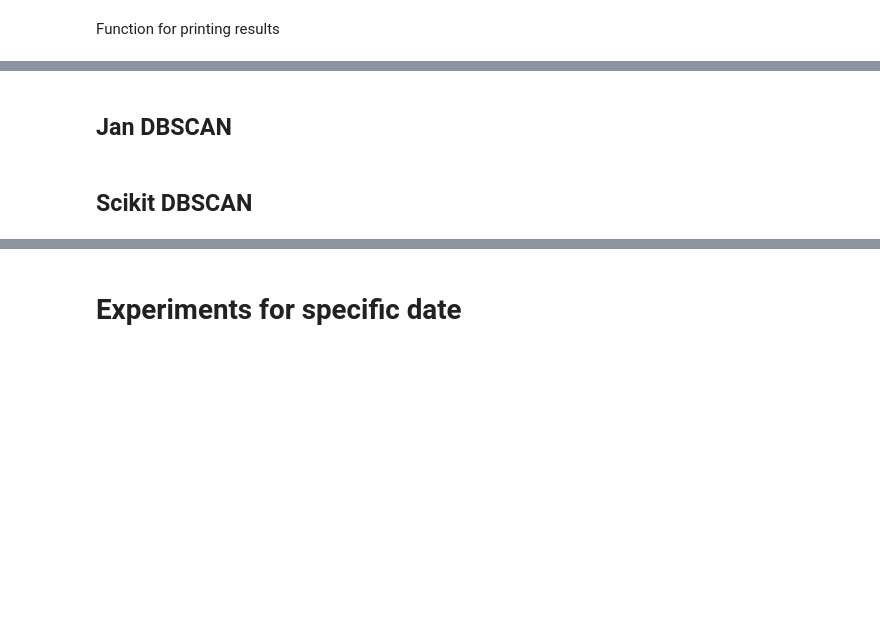
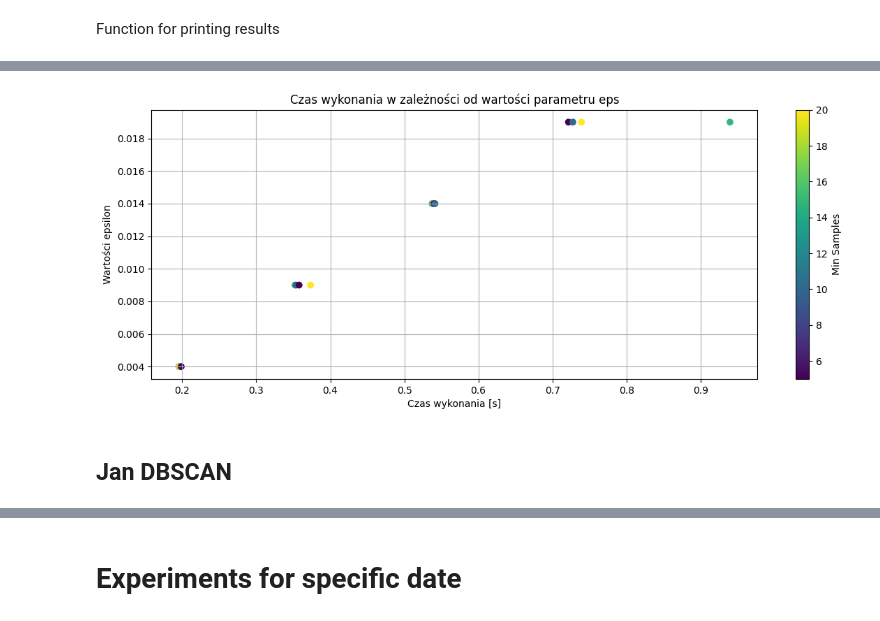
Before and after one commit to jkwiatk1/spatial-data-mining, a Jupyter notebook: 3-dbscan_tests.ipynb, the cells around one changed output, grey strips where cells are left out. Saved outputs shown, nothing was run; the diff lists cells and outputs as text; code cells hidden in the pictures; blank space fills up the shorter version.

```diff
--- a/3-dbscan_tests.ipynb
+++ b/3-dbscan_tests.ipynb
@@ -163,0 +217,6 @@ def plot_dbscan_clusters(df, lat_col, lon_col, cluster_col, title = 'Grupowanie
+# %%
+dbscan_results_df = dbscan_results_df.sort_values(by=['execution_time_sec'], ascending=[True])
+
+print(dbscan_results_df)
+
+dbscan_results_df.to_csv('data/experiments/dbscan_results.csv', index=False)
@@ -164,4 +241,14 @@ def plot_dbscan_clusters(df, lat_col, lon_col, cluster_col, title = 'Grupowanie
+# %%
+plt.figure(figsize=(14, 5))
+scatter = plt.scatter(dbscan_results_df['execution_time_sec'], dbscan_results_df['eps'],
+                      c=dbscan_results_df['min_samples'], cmap='viridis')
+plt.title('Czas wykonania w zależności od wartości parametru eps')
+plt.xlabel('Czas wykonania [s]')
+plt.ylabel('Wartości epsilon')
+plt.colorbar(scatter, label='Min Samples')
+plt.grid(True)
+plt.show()
+# %% [output]
+[figure, added]
 # %% [markdown]
 ## Jan DBSCAN
-# %% [markdown]
-## Scikit DBSCAN
```
Also changed, not shown: parts of 20 cells of this notebook, 19 other files.
